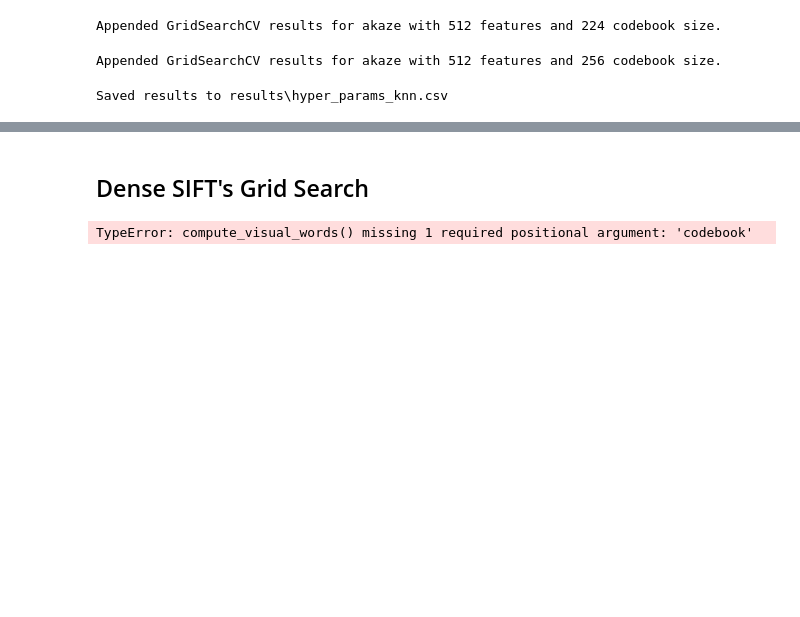
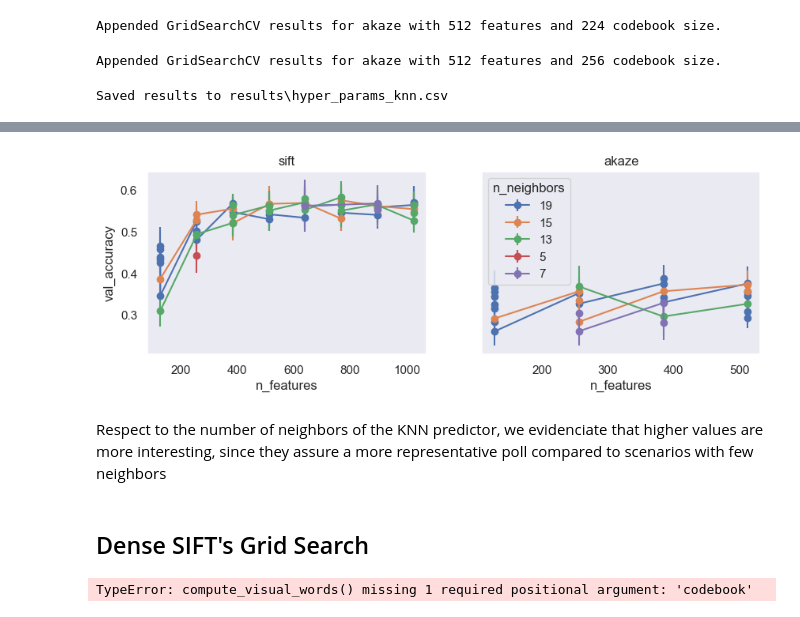
Before and after one commit to alex21th/MCV-M3-Project, a Jupyter notebook: BagofVisualWords.ipynb, the cells around one changed output, grey strips where cells are left out. Drawn from its saved outputs; the diff is of its cells as text; code cells hidden in the pictures; blank space fills up the shorter version.

```diff
--- a/BagofVisualWords.ipynb
+++ b/BagofVisualWords.ipynb
@@ -402,5 +382,0 @@ plt.show()
-# %%
-sns.set(rc={'figure.figsize':(11.7,8.27)})
-
-data = df.copy()
-sns.barplot(data=data, x="n_features", y="val_accuracy", hue = 'detector', errorbar="sd").set(title='The validation accuracy for all detectors, based on number of features')
@@ -422,3 +389,16 @@ Taking the dense sift detector separately, we decided to study the impact of dif
+# %%
+plot_params_comparison(
+    df=df,
+    detectors=['sift','akaze'],
+    xvar='n_features',
+    yvar='val_accuracy',
+    zvar='n_neighbors',
+    figsize=(10, 3)
+)
+# %% [output]
+[figure, added]
+# %% [markdown]
+Respect to the number of neighbors of the KNN predictor, we evidenciate that higher values are more interesting, since they assure a more representative poll compared to scenarios with few neighbors
 # %% [markdown]
 ## Dense SIFT's  Grid Search
 # %%
```
Also changed, not shown: parts of 8 cells of this notebook.
